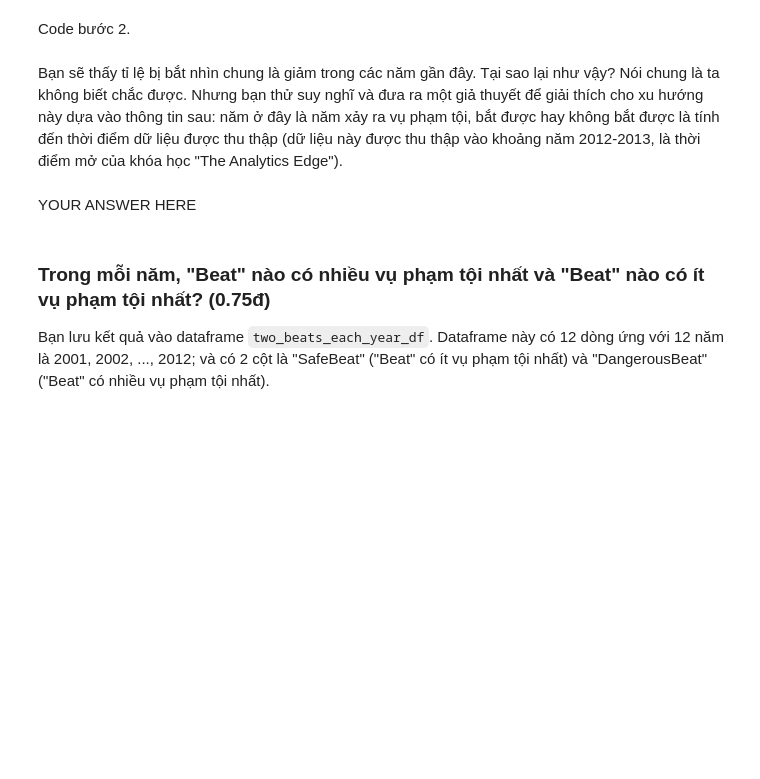
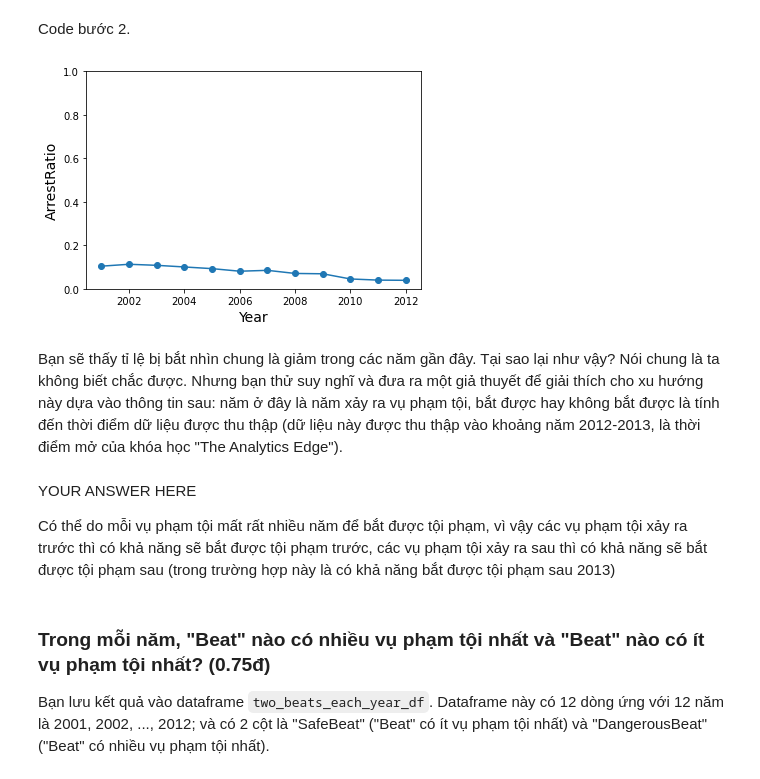
Before and after one commit to nnutrang/DS, a Jupyter notebook: HW3-20211227T072402Z-001/HW3/HW3.ipynb, the cells around one changed output. Cells and saved outputs as stored; diff of their text form; code cells hidden in the pictures; blank space fills up the shorter version.

```diff
--- a/HW3-20211227T072402Z-001/HW3/HW3.ipynb
+++ b/HW3-20211227T072402Z-001/HW3/HW3.ipynb
@@ -368,3 +416,9 @@ raise NotImplementedError()
+# %%
+# YOUR CODE HERE
+#raise NotImplementedError()
+year_arrest = (mvt_df.groupby("Year").Arrest.value_counts(normalize=True).rename('Ratio').reset_index())
+true_df = year_arrest[year_arrest['Arrest']==True].set_index("Year")
+arrest_ratio_each_year = true_df['Ratio']
 # %%
 # TEST
 assert round(arrest_ratio_each_year.loc[2001], 3) == 0.104
@@ -377,7 +428,21 @@ raise NotImplementedError()
+# %%
+# YOUR CODE HERE
+#raise NotImplementedError()
+plt.plot(dict(arrest_ratio_each_year).keys(),
+         dict(arrest_ratio_each_year).values(),
+         marker='o')
+plt.xlabel('Year',fontsize=14)
+plt.ylabel('ArrestRatio',fontsize=14)
+plt.ylim(0, 1)
+plt.show()
+# %% [output]
+[figure, added]
 # %% [markdown]
 Bạn sẽ thấy tỉ lệ bị bắt nhìn chung là giảm trong các năm gần đây. Tại sao lại như vậy? Nói chung là ta không biết chắc được. Nhưng bạn thử suy nghĩ và đưa ra một giả thuyết để giải thích cho xu hướng này dựa vào thông tin sau: năm ở đây là năm xảy ra vụ phạm tội, bắt được hay không bắt được là tính đến thời điểm dữ liệu được thu thập (dữ liệu này được thu thập vào khoảng năm 2012-2013, là thời điểm mở của khóa học "The Analytics Edge").
-# %% [markdown]
-YOUR ANSWER HERE
+# %% [markdown]
+YOUR ANSWER HERE
+
+Có thể do mỗi vụ phạm tội mất rất nhiều năm để bắt được tội phạm, vì vậy các vụ phạm tội xảy ra trước thì có khả năng sẽ bắt được tội phạm trước, các vụ phạm tội xảy ra sau thì có khả năng sẽ bắt được tội phạm sau (trong trường hợp này là có khả năng bắt được tội phạm sau 2013)
 # %% [markdown]
 ###  Trong mỗi năm, "Beat" nào có nhiều vụ phạm tội nhất và "Beat" nào có ít vụ phạm tội nhất? (0.75đ)
 
```
Also changed, not shown: parts of 25 cells of this notebook, 6 other files.
